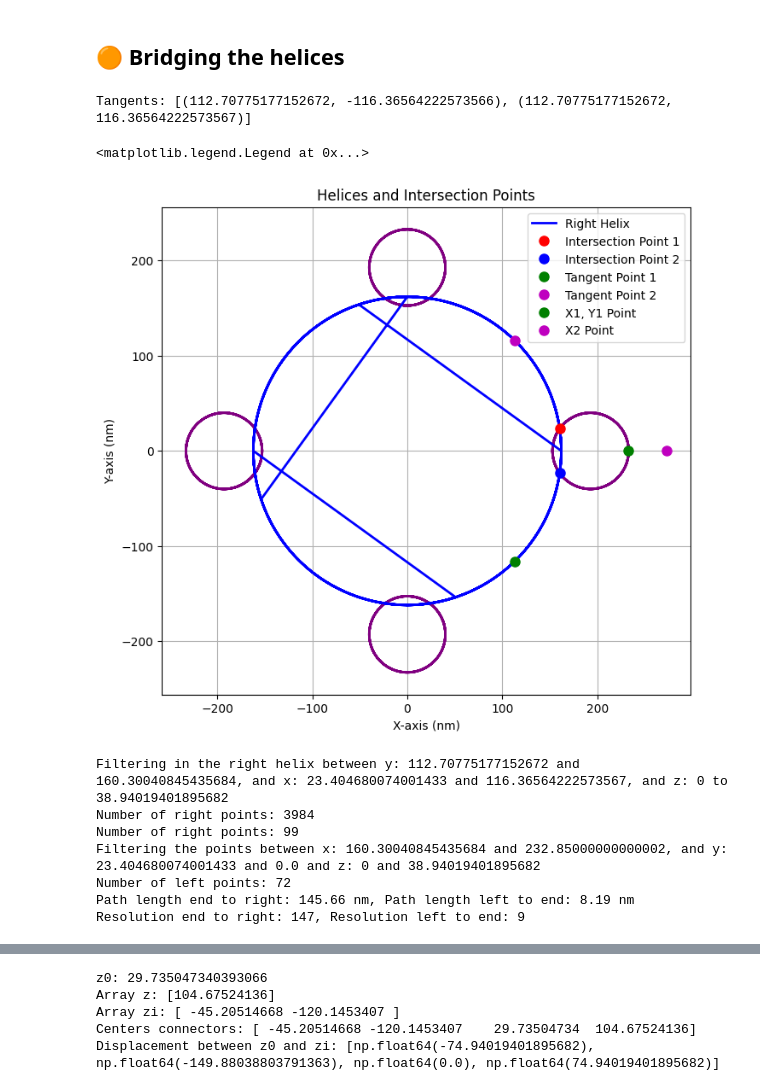
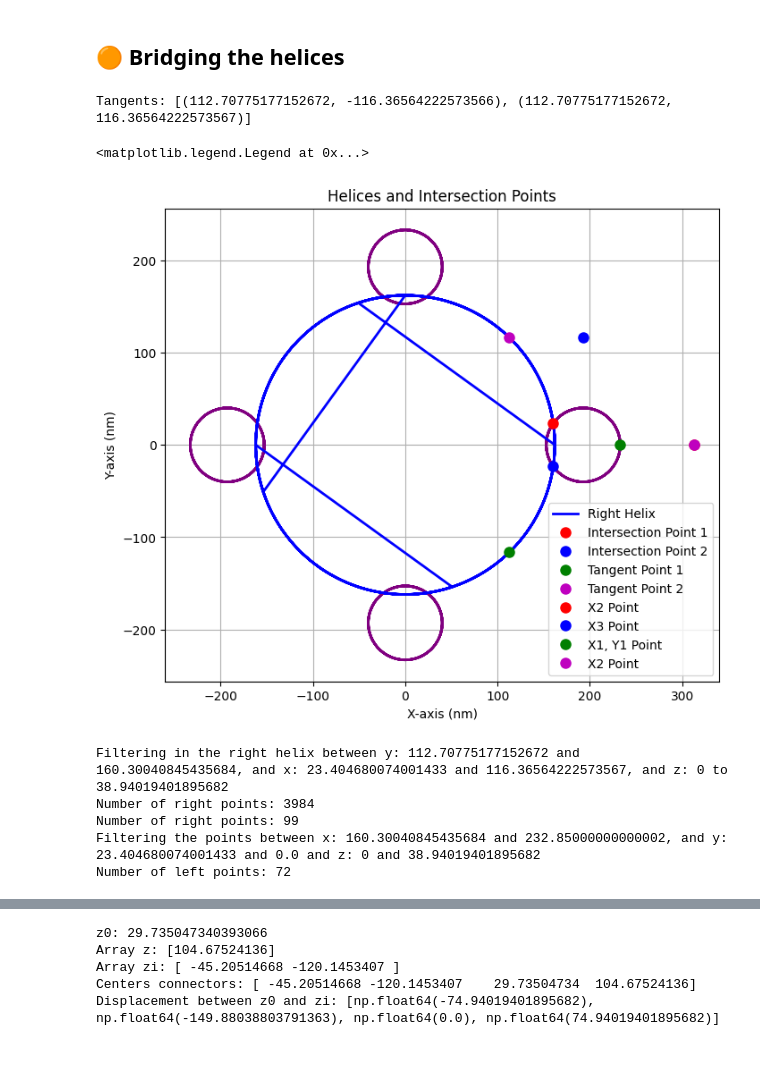
Before and after one commit to rubizarmiento/Chloroplast, a Jupyter notebook: remeshing.ipynb, the cells around one changed output, grey strips where cells are left out. Cells and saved outputs as stored; diff of their text form; code cells hidden in the pictures; blank space fills up the shorter version.

```diff
--- a/remeshing.ipynb
+++ b/remeshing.ipynb
@@ -4095,7 +4179,6 @@ intersections = find_cicles_intersection(
 x1, y1 = get_x_y_coordinantes_circle_angle(total_radius_left_helix, c1=(d_granum_helix, 0), angle=tangent_angle)
 
 
-x2 = x1 + total_radius_left_helix
 
 
 tangents = tangent_points_from_circle_point(
@@ -4106,6 +4189,12 @@ tangents = tangent_points_from_circle_point(
     point_on_c1=(x1, y1)
 )
 print("Tangents:", tangents)
+
+x2 = x1 + 2*total_radius_left_helix
+y2= y1  # y2 is the same as y1 since the tangent is horizontal
+x3 = tangents[1][0] + 2*total_radius_left_helix
+y3 = tangents[1][1]  # y3 is the same as y2 since the tangent is horizontal
+
 
 # Create a figure and axis
 fig, ax = plt.subplots(figsize=(8, 8))
@@ -4115,34 +4204,38 @@ for i in range(len(array_left_outer_helices)):
     ax.plot(helix[:, 0], helix[:, 1], color='purple', linewidth=2, label='Left Helix' if helix is array_left_outer_helices[0] else "")
 
 # Plot the right-handed helix
 ax.plot(combined_right_outer_helices.points[:, 0], combined_right_outer_helices.points[:, 1], color='blue', linewidth=2, label='Right Helix')
 # Plot the intersection points
 ax.plot(intersections[0][0], intersections[0][1], 'ro', markersize=8, label='Intersection Point 1')
 ax.plot(intersections[1][0], intersections[1][1], 'bo', markersize=8, label='Intersection Point 2')
 
 # Plot the second tangent points
 ax.plot(tangents[0][0], tangents[0][1], 'go', markersize=8, label='Tangent Point 1')
 ax.plot(tangents[1][0], tangents[1][1], 'mo', markersize=8, label='Tangent Point 2')
 
+# Plot extra points
+ax.plot(x2, y2, 'ro', markersize=8, label='X2 Point')
+ax.plot(x3, y3, 'bo', markersize=8, label='X3 Point')
+
 # Plot the x1, y1 point
 ax.plot(x1, y1, 'go', markersize=8, label='X1, Y1 Point')
 ax.plot(x2, y1, 'mo', markersize=8, label='X2 Point')
 # Set equal aspect ratio
 ax.set_aspect('equal', adjustable='box')
 # Set labels and title
 ax.set_xlabel('X-axis (nm)')
 ax.set_ylabel('Y-axis (nm)')
 ax.set_title('Helices and Intersection Points')
 # Add grid
 ax.grid(True)
 # Add legend
 ax.legend()
 # Show the plot
 #plt.show()
 # %% [output]
 Tangents: [(112.70775177152672, -116.36564222573566), (112.70775177152672, 116.36564222573567)]
 <matplotlib.legend.Legend at 0x...>
-[figure, old version]
+[figure, new version]
 # %%
 #right points are higer than intersection 1 y and lower than tangent 2 y and within intersection 1 x and tangent 2 x
 right_points = []
@@ -4180,22 +4273,36 @@ highest_z_l = max(left_points, key=lambda point: point[2])
 dz = highest_z_r[2] - highest_z_l[2]
 end_point= [ highest_z_l[0], highest_z_l[1], highest_z_l[2]+dz]
 
-d_end_to_right = np.linalg.norm(np.array(end_point) - np.array(highest_z_r))
-d_left_to_end = np.linalg.norm(np.array(end_point) - np.array(highest_z_l))
-resolution_end_to_right = int(round(d_end_to_right / target_resolution)) + 1
-resolution_left_to_end = int(round(d_left_to_end / target_resolution)) + 1
-print(f"Path length end to right: {d_end_to_right:.2f} nm, Path length left to end: {d_left_to_end:.2f} nm")
-print(f"Resolution end to right: {resolution_end_to_right}, Resolution left to end: {resolution_left_to_end}")
-end_to_right = line_between_points(end_point, highest_z_r, n_segments=resolution_end_to_right)
-left_to_end = line_between_points(highest_z_l, end_point, n_segments=resolution_left_to_end)
+#----TO DELETE---
+#d_end_to_right = np.linalg.norm(np.array(end_point) - np.array(highest_z_r))
+#d_left_to_end = np.linalg.norm(np.array(end_point) - np.array(highest_z_l))
+#resolution_end_to_right = int(round(d_end_to_right / target_resolution)) + 1
+#resolution_left_to_end = int(round(d_left_to_end / target_resolution)) + 1
+#print(f"Path length end to right: {d_end_to_right:.2f} nm, Path length left to end: {d_left_to_end:.2f} nm")
+#print(f"Resolution end to right: {resolution_end_to_right}, Resolution left to end: {resolution_left_to_end}")
+#end_to_right = line_between_points(end_point, highest_z_r, n_segments=resolution_end_to_right)
+#left_to_end = line_between_points(highest_z_l, end_point, n_segments=resolution_left_to_end)
+#----TO DELETE---
+point2 = [x2,y2,right_points[-1][2]]
+point3 = [x3,y3,right_points[-1][2]]
+
+d_left_to_point2 = np.linalg.norm(np.array(point2) - left_points[-1])
+resolution_left_to_point2 = int(round(d_left_to_point2 / target_resolution)) + 1
+left_to_point2 = line_between_points(left_points[-1], point2, n_segments=resolution_left_to_point2)
+
+d_point2_to_point3 = np.linalg.norm(np.array(point3) - np.array(point2))
+resolution_point2_point3 = int(round(d_point2_to_point3 / target_resolution)) + 1
+point2_to_point3 = line_between_points(point2, point3, n_segments=resolution_point2_point3)
+
+d_point3_to_right = np.linalg.norm(right_points[-1] - np.array(point3))
+resolution_point3_to_right = int(round(d_point3_to_right / target_resolution)) + 1
+point3_to_right = line_between_points(point3, right_points[-1], n_segments=resolution_point3_to_right)
 # %% [output]
 Filtering in the right helix between y: 112.70775177152672 and 160.30040845435684, and x: 23.404680074001433 and 116.36564222573567, and z: 0 to 38.94019401895682
 Number of right points: 3984
 Number of right points: 99
 Filtering the points between x: 160.30040845435684 and 232.85000000000002, and y: 23.404680074001433 and 0.0 and z: 0 and 38.94019401895682
 Number of left points: 72
-Path length end to right: 145.66 nm, Path length left to end: 8.19 nm
-Resolution end to right: 147, Resolution left to end: 9
 # %%
 # Plot right and left points
 plot = pv.Plotter(window_size=[1600, 600])
```
Also changed, not shown: parts of 34 cells of this notebook, 1 other file.
